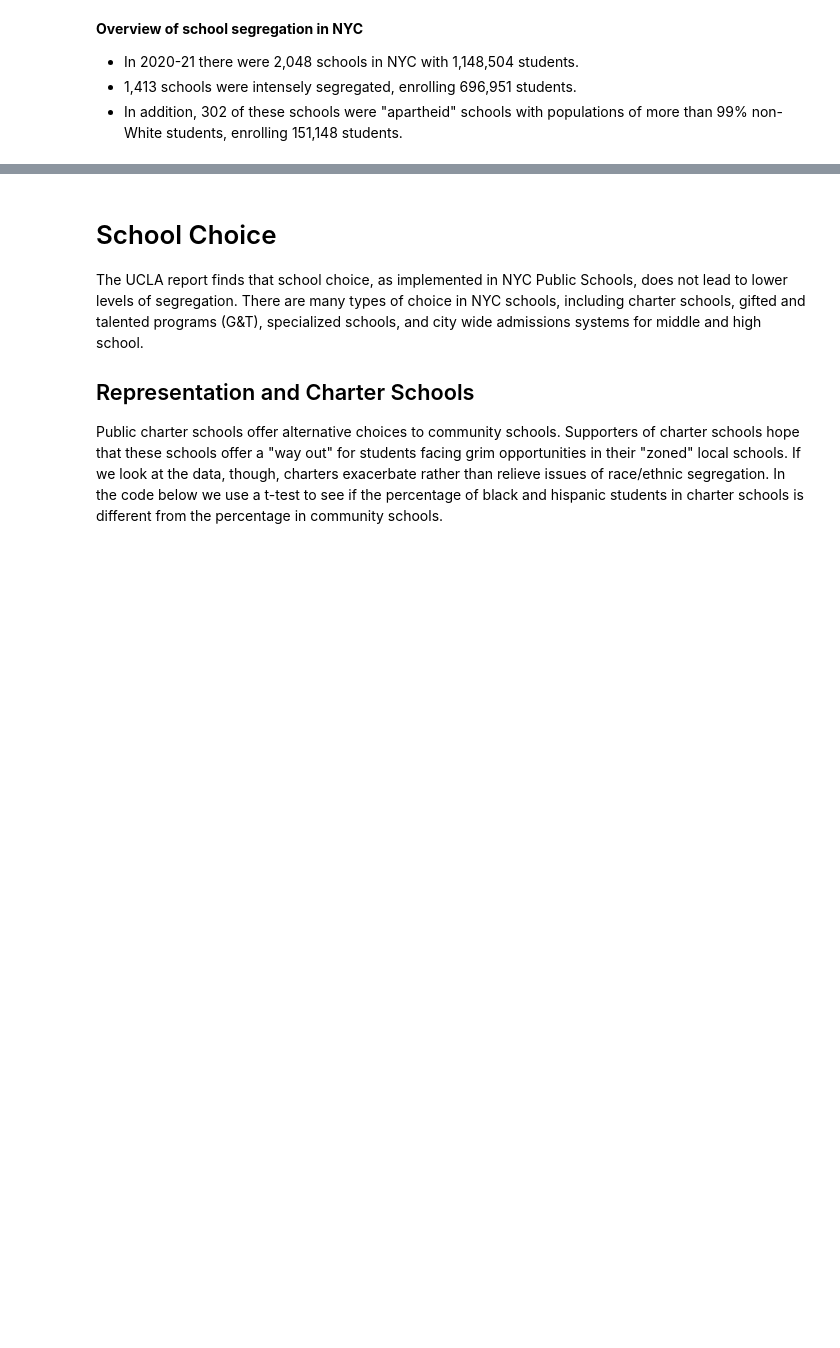
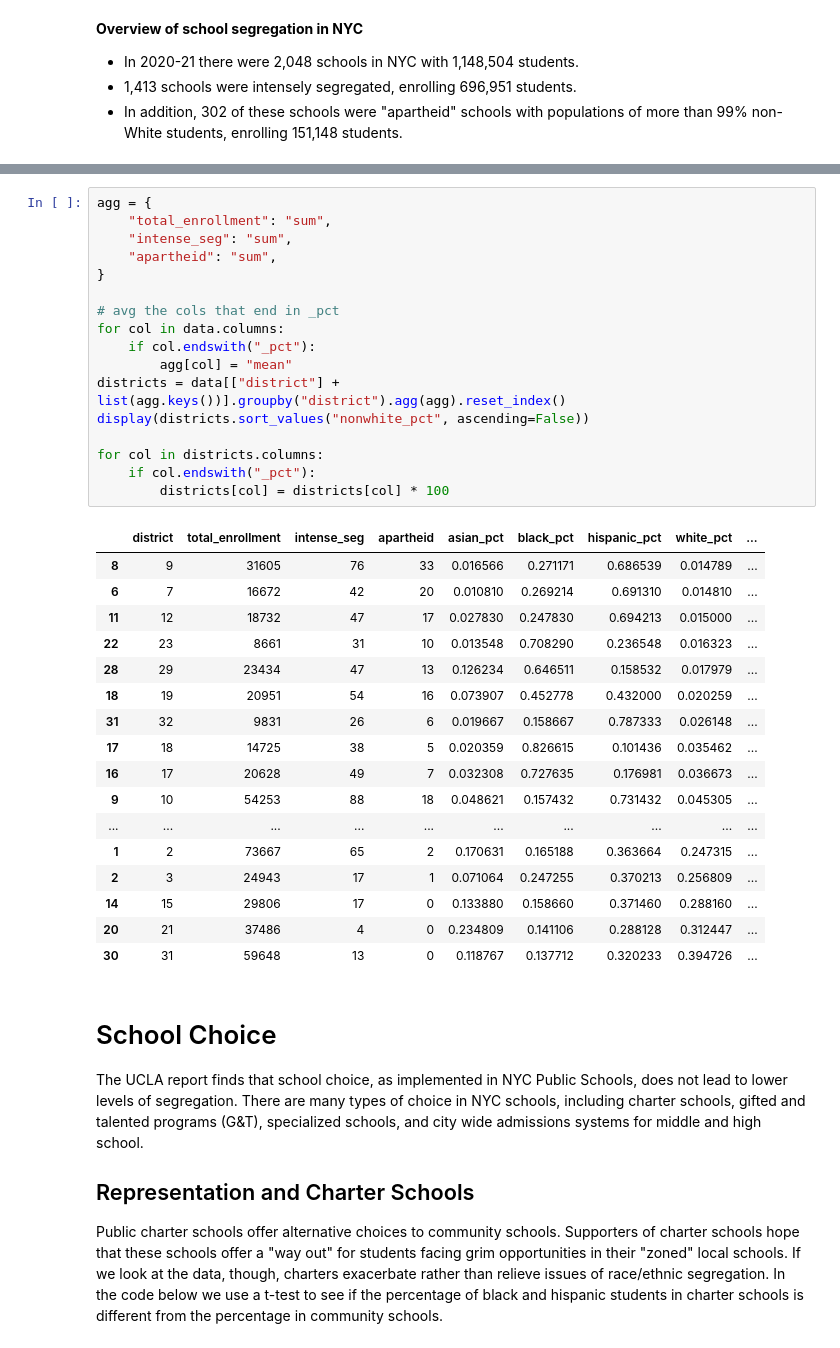
Before and after one commit to adelphi-ed-tech/nycschools, a Jupyter notebook: book/nb/06-Case-Studies/school-segregation.ipynb, the cells around one changed output, grey strips where cells are left out. Saved outputs shown, nothing was run; the diff lists cells and outputs as text; blank space fills up the shorter version.

```diff
--- a/book/nb/06-Case-Studies/school-segregation.ipynb
+++ b/book/nb/06-Case-Studies/school-segregation.ipynb
@@ -114,3 +160,38 @@ _ = ax.set_title("Representative, Segregated, and Apartheid Schools in NYC", fon
+# %%
+agg = {
+    "total_enrollment": "sum",
+    "intense_seg": "sum",
+    "apartheid": "sum",
+}
+
+# avg the cols that end in _pct
+for col in data.columns:
+    if col.endswith("_pct"):
+        agg[col] = "mean"
+districts = data[["district"] + list(agg.keys())].groupby("district").agg(agg).reset_index()
+display(districts.sort_values("nonwhite_pct", ascending=False))
+
+for col in districts.columns:
+    if col.endswith("_pct"):
+        districts[col] = districts[col] * 100
+# %% [output]
+|  | district | total_enrollment | intense_seg | apartheid | asian_pct | black_pct | hispanic_pct | white_pct | ... |
+| 8 | 9 | 31605 | 76 | 33 | 0.016566 | 0.271171 | 0.686539 | 0.014789 | ... |
+| 6 | 7 | 16672 | 42 | 20 | 0.010810 | 0.269214 | 0.691310 | 0.014810 | ... |
+| 11 | 12 | 18732 | 47 | 17 | 0.027830 | 0.247830 | 0.694213 | 0.015000 | ... |
+| 22 | 23 | 8661 | 31 | 10 | 0.013548 | 0.708290 | 0.236548 | 0.016323 | ... |
+| 28 | 29 | 23434 | 47 | 13 | 0.126234 | 0.646511 | 0.158532 | 0.017979 | ... |
+| 18 | 19 | 20951 | 54 | 16 | 0.073907 | 0.452778 | 0.432000 | 0.020259 | ... |
+| 31 | 32 | 9831 | 26 | 6 | 0.019667 | 0.158667 | 0.787333 | 0.026148 | ... |
+| 17 | 18 | 14725 | 38 | 5 | 0.020359 | 0.826615 | 0.101436 | 0.035462 | ... |
+| 16 | 17 | 20628 | 49 | 7 | 0.032308 | 0.727635 | 0.176981 | 0.036673 | ... |
+| 9 | 10 | 54253 | 88 | 18 | 0.048621 | 0.157432 | 0.731432 | 0.045305 | ... |
+| ... | ... | ... | ... | ... | ... | ... | ... | ... | ... |
+| 1 | 2 | 73667 | 65 | 2 | 0.170631 | 0.165188 | 0.363664 | 0.247315 | ... |
+| 2 | 3 | 24943 | 17 | 1 | 0.071064 | 0.247255 | 0.370213 | 0.256809 | ... |
+| 14 | 15 | 29806 | 17 | 0 | 0.133880 | 0.158660 | 0.371460 | 0.288160 | ... |
+| 20 | 21 | 37486 | 4 | 0 | 0.234809 | 0.141106 | 0.288128 | 0.312447 | ... |
+| 30 | 31 | 59648 | 13 | 0 | 0.118767 | 0.137712 | 0.320233 | 0.394726 | ... |
 # %% [markdown]
 School Choice
 =============
```
Also changed, not shown: parts of 8 cells of this notebook.
